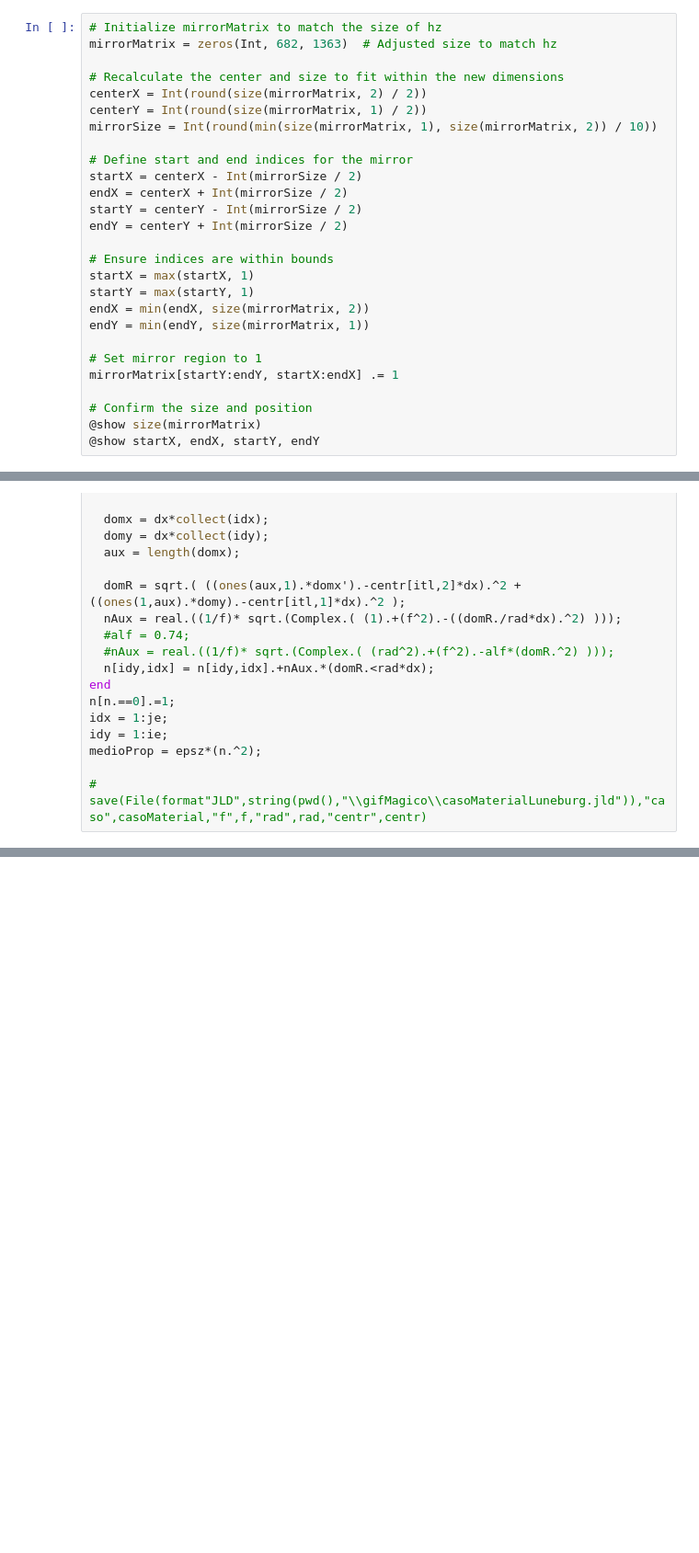
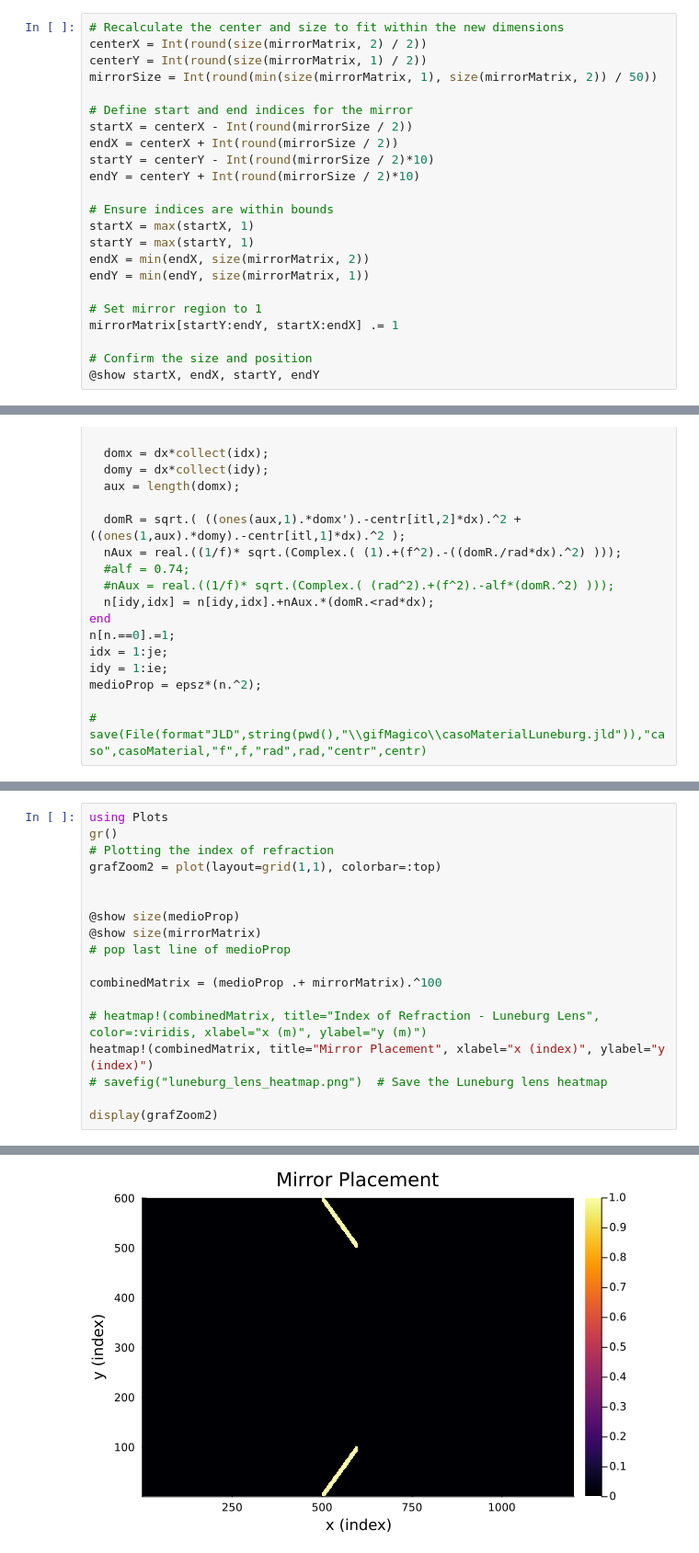
Before and after one commit to Roy3838/Fotonics, a Jupyter notebook: FTDT/main.ipynb, the cells around one changed output, grey strips where cells are left out. Shown at 92% size. Saved outputs shown, nothing was run; the diff lists cells and outputs as text; blank space fills up the shorter version.

Commit message:
last commit

```diff
--- a/FTDT/main.ipynb
+++ b/FTDT/main.ipynb
@@ -73,17 +130,14 @@ medioProp = epsz*(n.^2);
 # %%
-# Initialize mirrorMatrix to match the size of hz
-mirrorMatrix = zeros(Int, 682, 1363)  # Adjusted size to match hz
-
 # Recalculate the center and size to fit within the new dimensions
 centerX = Int(round(size(mirrorMatrix, 2) / 2))
 centerY = Int(round(size(mirrorMatrix, 1) / 2))
-mirrorSize = Int(round(min(size(mirrorMatrix, 1), size(mirrorMatrix, 2)) / 10))
+mirrorSize = Int(round(min(size(mirrorMatrix, 1), size(mirrorMatrix, 2)) / 50))
 
 # Define start and end indices for the mirror
-startX = centerX - Int(mirrorSize / 2)
-endX = centerX + Int(mirrorSize / 2)
-startY = centerY - Int(mirrorSize / 2)
-endY = centerY + Int(mirrorSize / 2)
+startX = centerX - Int(round(mirrorSize / 2))
+endX = centerX + Int(round(mirrorSize / 2))
+startY = centerY - Int(round(mirrorSize / 2)*10)
+endY = centerY + Int(round(mirrorSize / 2)*10)
 
 # Ensure indices are within bounds
 startX = max(startX, 1)
@@ -95,5 +149,4 @@ endY = min(endY, size(mirrorMatrix, 1))
 mirrorMatrix[startY:endY, startX:endX] .= 1
 
 # Confirm the size and position
-@show size(mirrorMatrix)
 @show startX, endX, startY, endY
@@ -141,0 +284,19 @@ matrices = simular(medioProp, mirrorMatrix, idx, idy, nmax)
+# %%
+using Plots
+gr()
+# Plotting the index of refraction
+grafZoom2 = plot(layout=grid(1,1), colorbar=:top)
+
+
+@show size(medioProp)
+@show size(mirrorMatrix)
+# pop last line of medioProp
+
+combinedMatrix = (medioProp .+ mirrorMatrix).^100
+
+# heatmap!(combinedMatrix, title="Index of Refraction - Luneburg Lens", color=:viridis, xlabel="x (m)", ylabel="y (m)")
+heatmap!(combinedMatrix, title="Mirror Placement", xlabel="x (index)", ylabel="y (index)")
+# savefig("luneburg_lens_heatmap.png")  # Save the Luneburg lens heatmap
+
+display(grafZoom2)
+# %% [output]
@@ -141,0 +305 @@ matrices = simular(medioProp, mirrorMatrix, idx, idy, nmax)
+[figure, added]
```
Also changed, not shown: parts of 17 cells of this notebook, 4 other files.
